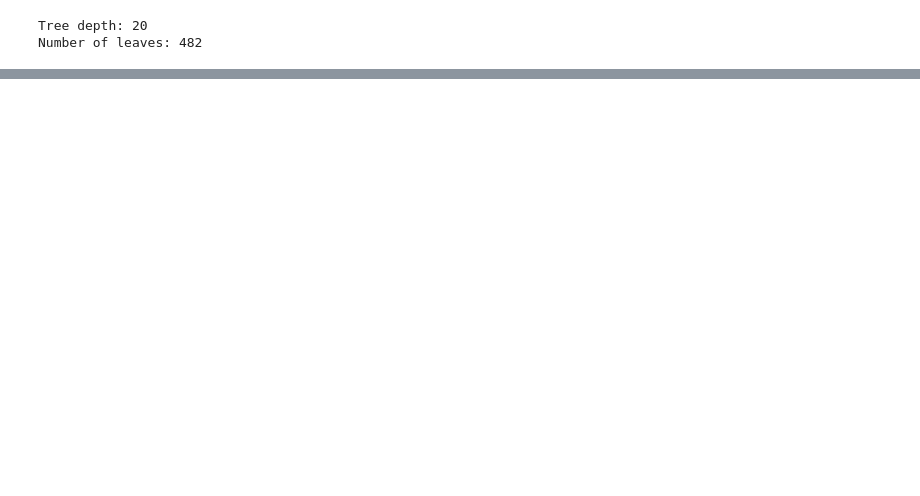
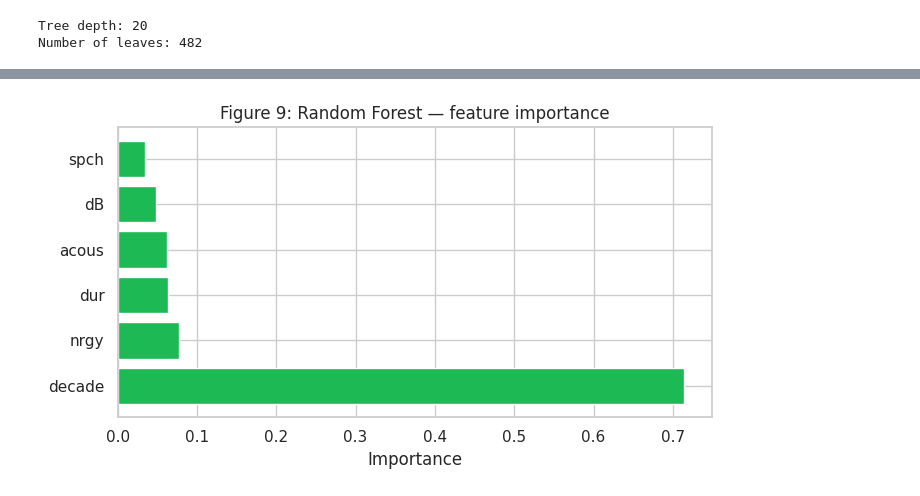
Before and after one commit to r-leeper/scu_spotify_past_decades, a Jupyter notebook: Spotify_past_decades.ipynb, the cells around one changed output, grey strips where cells are left out. Saved outputs shown, nothing was run; the diff lists cells and outputs as text; code cells hidden in the pictures; blank space fills up the shorter version.

```diff
--- a/Spotify_past_decades.ipynb
+++ b/Spotify_past_decades.ipynb
@@ -773,0 +811,9 @@ Number of leaves: 482
+# %%
+# Best model fit
+rf = grid_search.best_estimator_
+
+results.append(evaluate_model(
+    "Random Forest",
+    y_train, rf.predict(X_train),
+    y_test,  rf.predict(X_test)
+))
@@ -773,0 +828,15 @@ Number of leaves: 482
+# %%
+importance_df_rf = pd.DataFrame({
+    "feature": FEATURES,
+    "importance": rf.feature_importances_
+}).sort_values("importance", ascending=False)
+
+fig, ax = plt.subplots(figsize=(7, 4))
+ax.barh(importance_df_rf["feature"], importance_df_rf["importance"],
+        color="#1DB954", edgecolor="white")
+ax.set_title("Figure 9: Random Forest — feature importance")
+ax.set_xlabel("Importance")
+plt.tight_layout()
+plt.show()
+# %% [output]
+[figure, added]
```
Also changed, not shown: parts of 7 cells of this notebook.
